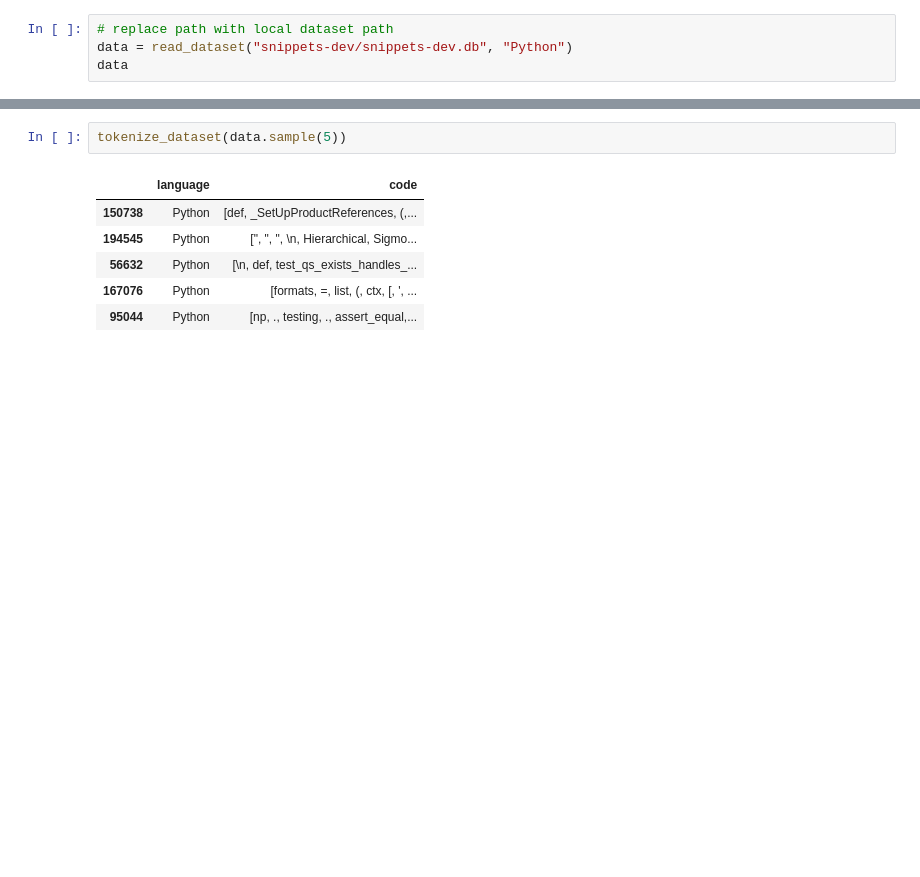
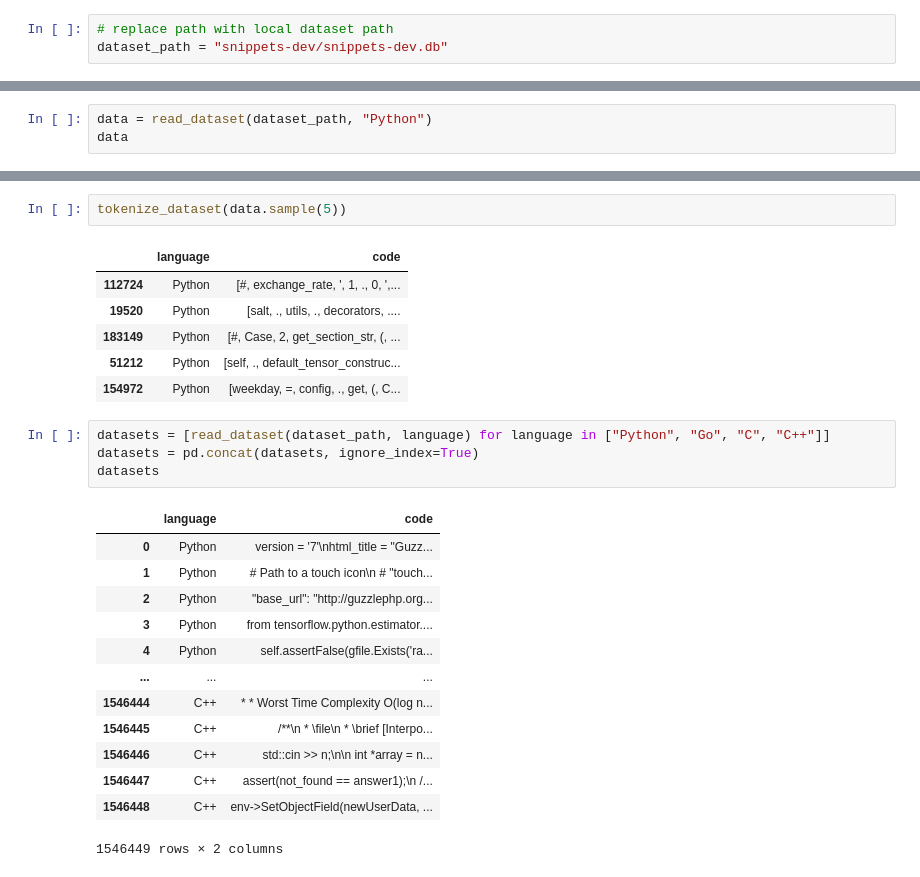
Before and after one commit to kev-inn/programming-languages-w2v, a Jupyter notebook: example.ipynb, the cells around one changed output, grey strips where cells are left out. Saved outputs shown, nothing was run; the diff lists cells and outputs as text; blank space fills up the shorter version.

```diff
--- a/example.ipynb
+++ b/example.ipynb
@@ -7,4 +7,3 @@ from src.dataset import read_dataset, tokenize_dataset
 # %%
 # replace path with local dataset path
-data = read_dataset("snippets-dev/snippets-dev.db", "Python")
-data
+dataset_path = "snippets-dev/snippets-dev.db"
@@ -24,0 +10,3 @@ data
+# %%
+data = read_dataset(dataset_path, "Python")
+data
@@ -49,8 +51,26 @@ for i, language, code in data.sample(3).itertuples():
 tokenize_dataset(data.sample(5))
 # %% [output]
 |  | language | code |
-| 150738 | Python | [def, _SetUpProductReferences, (,... |
-| 194545 | Python | [", ", ", \n, Hierarchical, Sigmo... |
-| 56632 | Python | [\n, def, test_qs_exists_handles_... |
-| 167076 | Python | [formats, =, list, (, ctx, [, ', ... |
-| 95044 | Python | [np, ., testing, ., assert_equal,... |
+| 112724 | Python | [#, exchange_rate, ', 1, ., 0, ',... |
+| 19520 | Python | [salt, ., utils, ., decorators, .... |
+| 183149 | Python | [#, Case, 2, get_section_str, (, ... |
+| 51212 | Python | [self, ., default_tensor_construc... |
+| 154972 | Python | [weekday, =, config, ., get, (, C... |
+# %%
+datasets = [read_dataset(dataset_path, language) for language in ["Python", "Go", "C", "C++"]]
+datasets = pd.concat(datasets, ignore_index=True)
+datasets
+# %% [output]
+|  | language | code |
+| 0 | Python | version = '7'\nhtml_title = "Guzz... |
+| 1 | Python | # Path to a touch icon\n # "touch... |
+| 2 | Python | "base_url": "http://guzzlephp.org... |
+| 3 | Python | from tensorflow.python.estimator.... |
+| 4 | Python | self.assertFalse(gfile.Exists('ra... |
+| ... | ... | ... |
+| 1546444 | C++ | * * Worst Time Complexity O(log n... |
+| 1546445 | C++ | /**\n * \file\n * \brief [Interpo... |
+| 1546446 | C++ | std::cin >> n;\n\n int *array = n... |
+| 1546447 | C++ | assert(not_found == answer1);\n /... |
+| 1546448 | C++ | env->SetObjectField(newUserData, ... |
+1546449 rows × 2 columns
```
Also changed, not shown: parts of 6 cells of this notebook, 1 other file.
